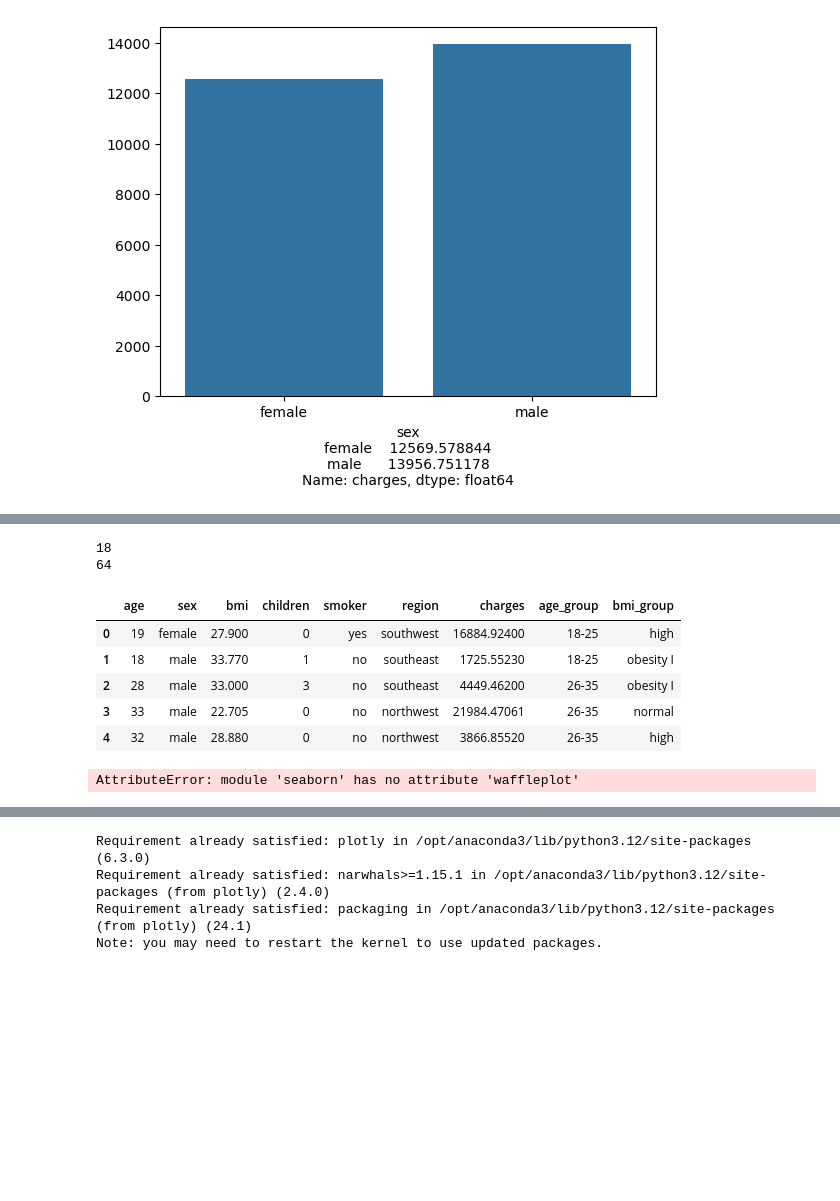
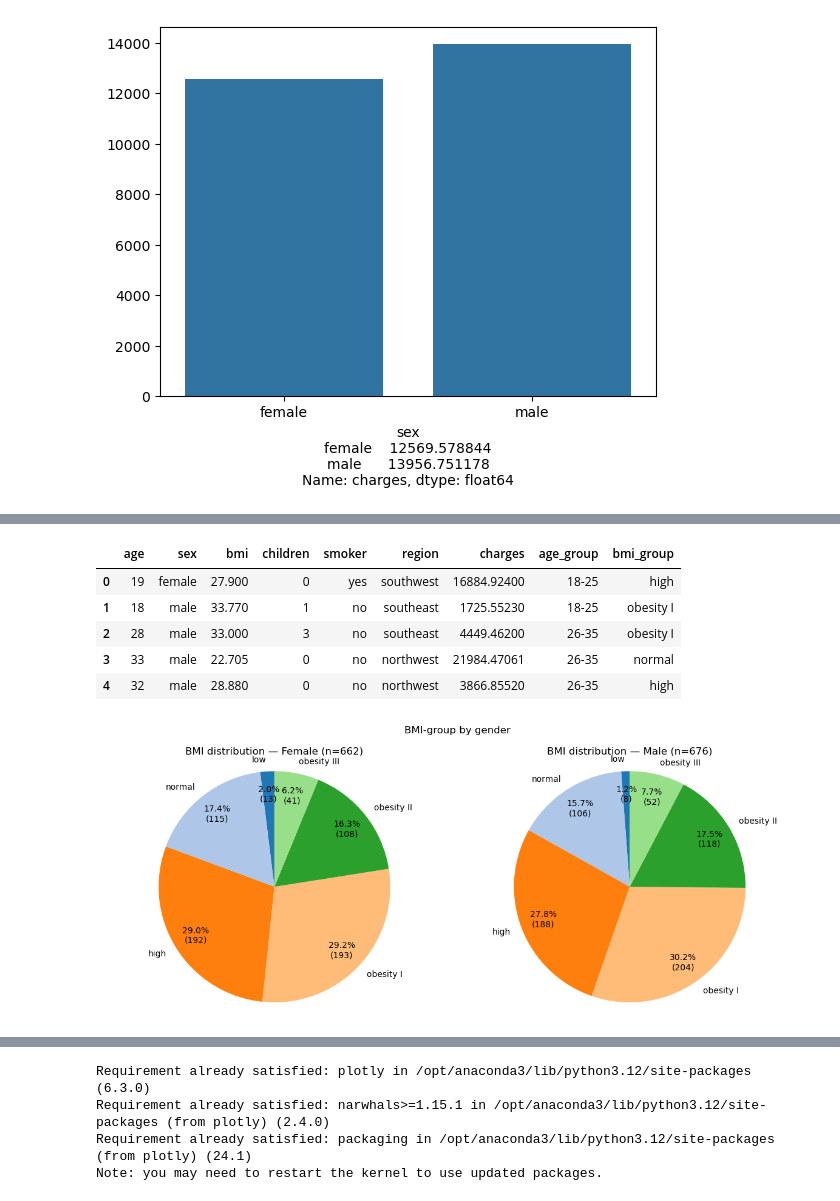
Before and after one commit to AnnaNeff/DI-Bootcamp, a Jupyter notebook: week4/day5/Hackatone_v.1.ipynb, the cells around one changed output, grey strips where cells are left out. Saved outputs shown, nothing was run; the diff lists cells and outputs as text; code cells hidden in the pictures; blank space fills up the shorter version.

```diff
--- a/week4/day5/Hackatone_v.1.ipynb
+++ b/week4/day5/Hackatone_v.1.ipynb
@@ -92,18 +108,49 @@ df.head()
 # %%
-print(df['age'].min())
-print(df['age'].max())
+
 df['bmi_group'] = df['bmi'].apply(lambda x: 'low' if x <= 18.5 else ('normal' if x <= 24.9 else ('high' if x <= 29.9 else ('obesity I' if x <= 34.9 else('obesity II' if x <= 39.9 else 'obesity III')))))
 df.head()
 # %% [output]
-18
-64
 |  | age | sex | bmi | children | smoker | region | charges | age_group | bmi_group |
 | 0 | 19 | female | 27.900 | 0 | yes | southwest | 16884.92400 | 18-25 | high |
 | 1 | 18 | male | 33.770 | 1 | no | southeast | 1725.55230 | 18-25 | obesity I |
 | 2 | 28 | male | 33.000 | 3 | no | southeast | 4449.46200 | 26-35 | obesity I |
 | 3 | 33 | male | 22.705 | 0 | no | northwest | 21984.47061 | 26-35 | normal |
 | 4 | 32 | male | 28.880 | 0 | no | northwest | 3866.85520 | 26-35 | high |
-# %%
-sns.waffleplot(x=df['charges'].groupby(df['bmi_group']).size())
-# %% [output]
-AttributeError: module 'seaborn' has no attribute 'waffleplot'
+# %%
+import matplotlib.pyplot as plt
+
+bmi_order = ['low', 'normal', 'high', 'obesity I', 'obesity II', 'obesity III']
+df = df.copy()
+# Data for the pie chart
+df['bmi_group'] = pd.Categorical(df['bmi_group'], ordered=True)
+
+# аккуратные подписи полов
+df['sex'] = df['sex'].str.capitalize()  # 'Male' / 'Female'
+
+# сводная таблица: сколько людей в каждой BMI-группе по полу
+counts = (df.groupby(['sex','bmi_group'])
+            .size()
+            .unstack('bmi_group')
+            .reindex(columns=bmi_order)
+            .fillna(0)
+            .astype(int))
+
+# одинаковые цвета для обеих диаграмм
+colors = plt.get_cmap('tab20').colors[:len(bmi_order)]
+
+fig, axes = plt.subplots(1, 2, figsize=(12, 5))
+for ax, sex in zip(axes, counts.index):
+    sizes = counts.loc[sex].values
+    total = sizes.sum()
+    # подпись: процент + абсолютное количество
+    autop = lambda p: f"{p:.1f}%\n({int(round(p*total/100))})"
+    ax.pie(sizes, labels=bmi_order, autopct=autop, startangle=90,
+           colors=colors, pctdistance=0.8)
+    ax.axis('equal')
+    ax.set_title(f"BMI distribution — {sex} (n={total})")
+
+plt.suptitle("BMI-group by gender")
+plt.tight_layout()
+plt.show()
+# %% [output]
+[figure, added]
```
Also changed, not shown: parts of 9 cells of this notebook, 47 other files.
